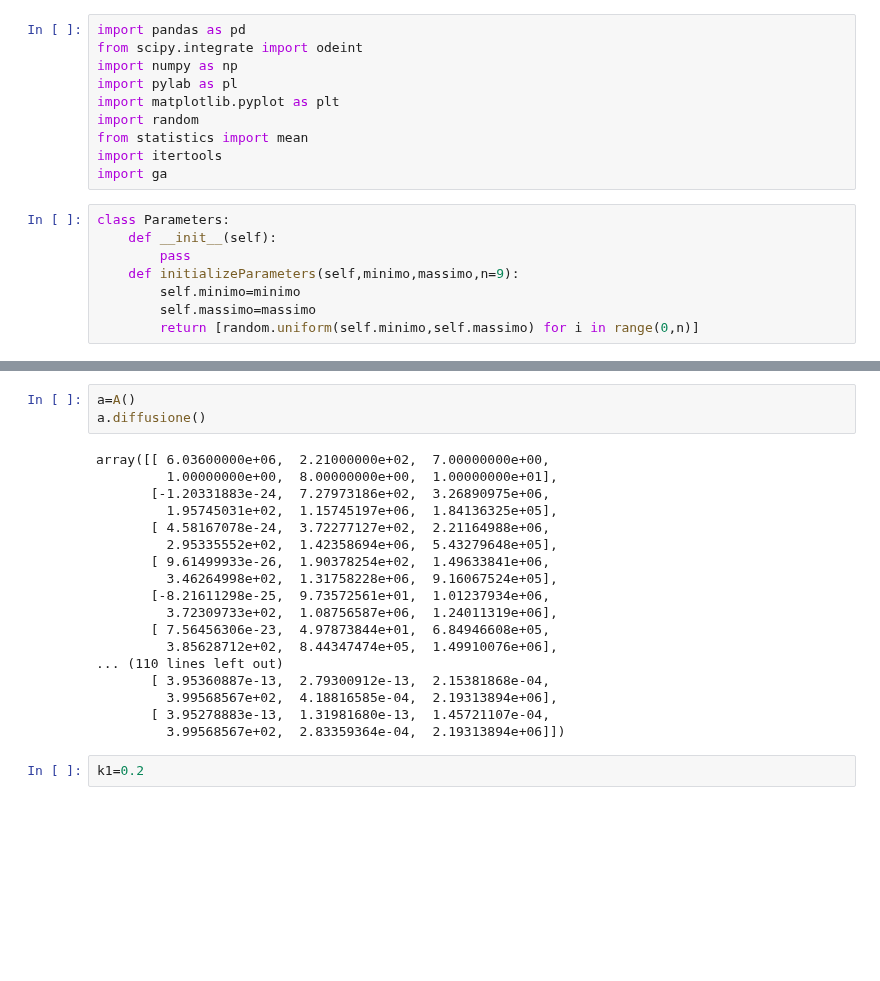
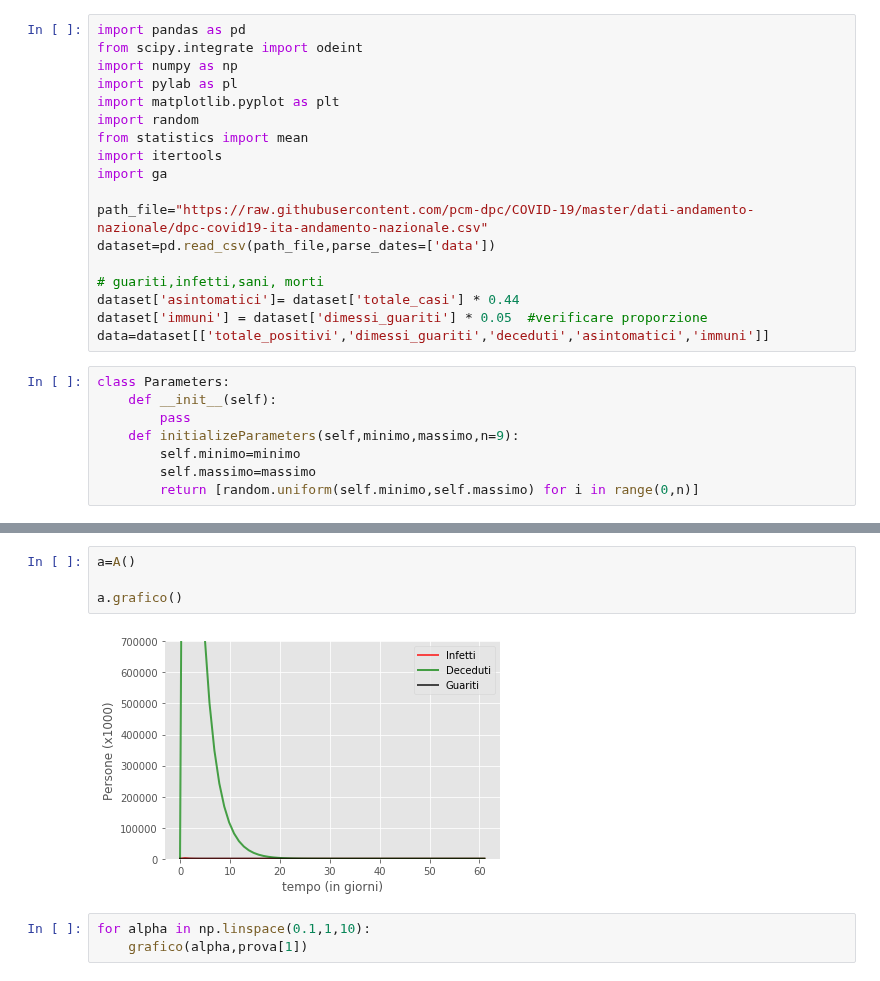
Before and after one commit to LorenzoMauri/ODE-and-GA-algorithms-covid19-applications, a Jupyter notebook: Editing.ipynb, the cells around one changed output, grey strips where cells are left out. Drawn from its saved outputs; the diff is of its cells as text; blank space fills up the shorter version.

```diff
--- a/Editing.ipynb
+++ b/Editing.ipynb
@@ -10,6 +10,14 @@ import random
 from statistics import mean
 import itertools
 import ga
+
+path_file="https://raw.githubusercontent.com/pcm-dpc/COVID-19/master/dati-andamento-nazionale/dpc-covid19-ita-andamento-nazionale.csv"
+dataset=pd.read_csv(path_file,parse_dates=['data'])
+
+# guariti,infetti,sani, morti
+dataset['asintomatici']= dataset['totale_casi'] * 0.44
+dataset['immuni'] = dataset['dimessi_guariti'] * 0.05  #verificare proporzione
+data=dataset[['totale_positivi','dimessi_guariti','deceduti','asintomatici','immuni']]
 # %%
 class Parameters:
     def __init__(self):
@@ -69,23 +150,9 @@ class A:
 # %%
 a=A()
-a.diffusione()
+
+a.grafico()
 # %% [output]
-array([[ 6.03600000e+06,  2.21000000e+02,  7.00000000e+00,
-         1.00000000e+00,  8.00000000e+00,  1.00000000e+01],
-       [-1.20331883e-24,  7.27973186e+02,  3.26890975e+06,
-         1.95745031e+02,  1.15745197e+06,  1.84136325e+05],
-       [ 4.58167078e-24,  3.72277127e+02,  2.21164988e+06,
-         2.95335552e+02,  1.42358694e+06,  5.43279648e+05],
-       [ 9.61499933e-26,  1.90378254e+02,  1.49633841e+06,
-         3.46264998e+02,  1.31758228e+06,  9.16067524e+05],
-       [-8.21611298e-25,  9.73572561e+01,  1.01237934e+06,
-         3.72309733e+02,  1.08756587e+06,  1.24011319e+06],
-       [ 7.56456306e-23,  4.97873844e+01,  6.84946608e+05,
-         3.85628712e+02,  8.44347474e+05,  1.49910076e+06],
-... (110 lines left out)
-       [ 3.95360887e-13,  2.79300912e-13,  2.15381868e-04,
-         3.99568567e+02,  4.18816585e-04,  2.19313894e+06],
-       [ 3.95278883e-13,  1.31981680e-13,  1.45721107e-04,
-         3.99568567e+02,  2.83359364e-04,  2.19313894e+06]])
+[figure, added]
-# %%
-k1=0.2
+# %%
+for alpha in np.linspace(0.1,1,10):
+    grafico(alpha,prova[1])
```
Also changed, not shown: parts of 1 cell of this notebook.
